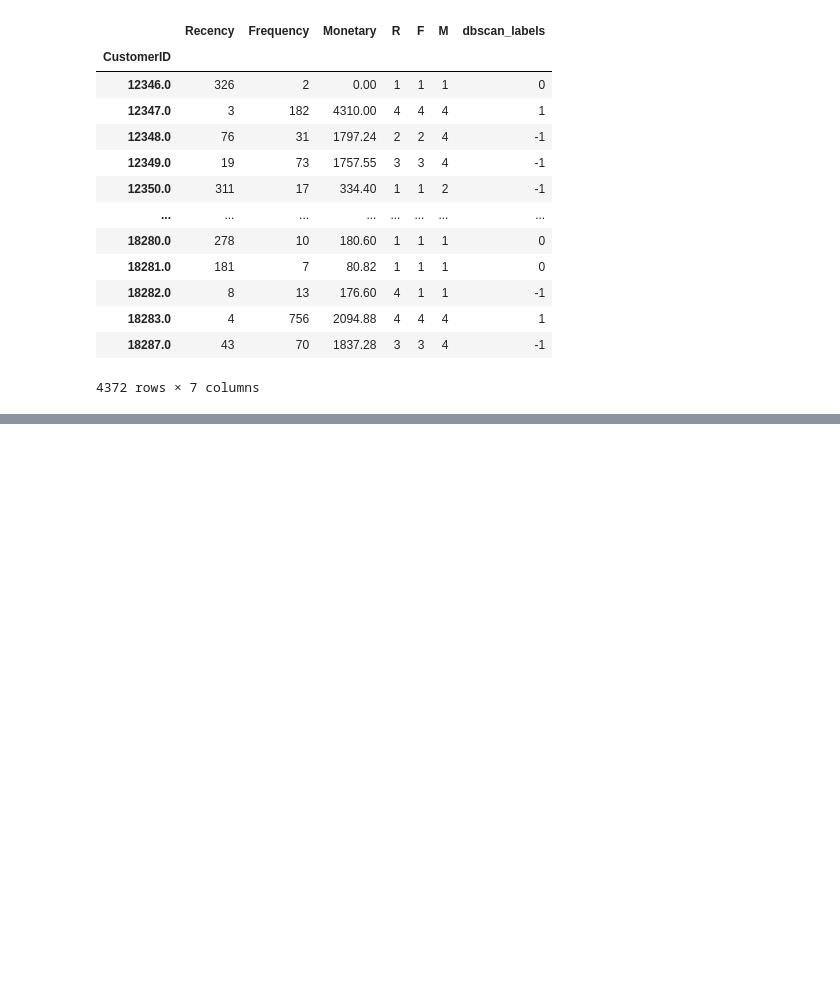
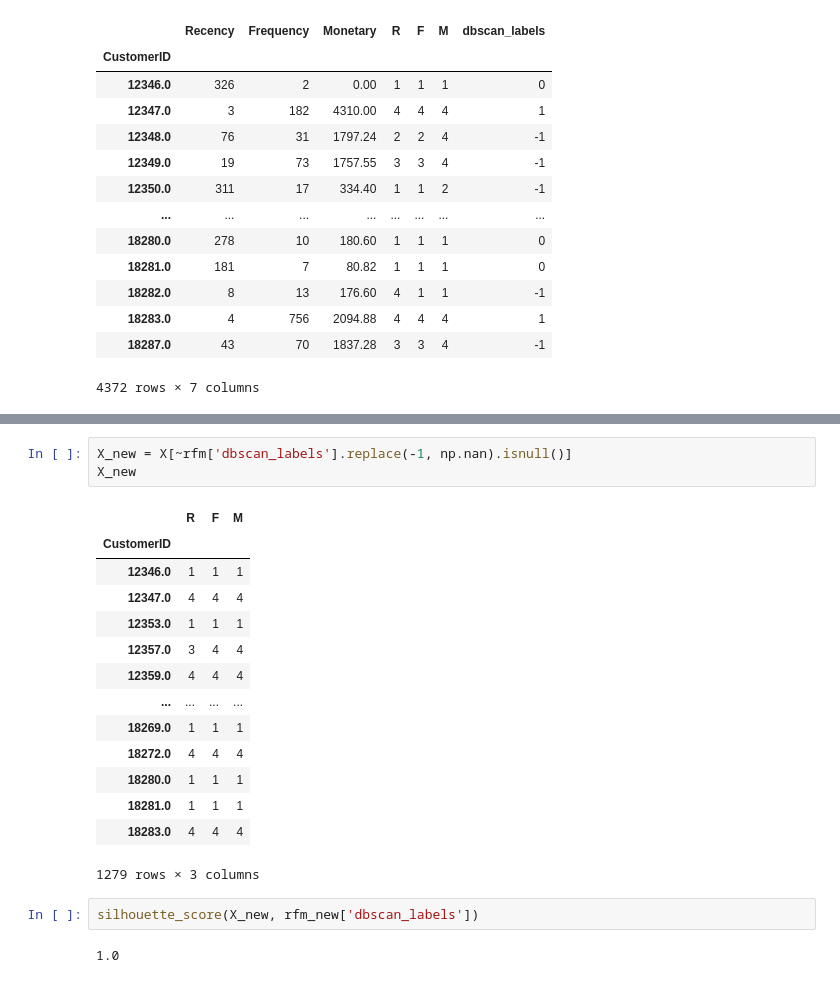
Before and after one commit to docroch/learning-data-science, a Jupyter notebook: modeling-evaluation/unsupervised-learning/clustering/dbscan/rfm-online-retail.ipynb, the cells around one changed output, grey strips where cells are left out. Cells and saved outputs as stored; diff of their text form; blank space fills up the shorter version.

```diff
--- a/modeling-evaluation/unsupervised-learning/clustering/dbscan/rfm-online-retail.ipynb
+++ b/modeling-evaluation/unsupervised-learning/clustering/dbscan/rfm-online-retail.ipynb
@@ -244,0 +263,22 @@ rfm
+# %%
+X_new = X[~rfm['dbscan_labels'].replace(-1, np.nan).isnull()]
+X_new
+# %% [output]
+|  | R | F | M |
+| CustomerID |  |  |  |
+| 12346.0 | 1 | 1 | 1 |
+| 12347.0 | 4 | 4 | 4 |
+| 12353.0 | 1 | 1 | 1 |
+| 12357.0 | 3 | 4 | 4 |
+| 12359.0 | 4 | 4 | 4 |
+| ... | ... | ... | ... |
+| 18269.0 | 1 | 1 | 1 |
+| 18272.0 | 4 | 4 | 4 |
+| 18280.0 | 1 | 1 | 1 |
+| 18281.0 | 1 | 1 | 1 |
+| 18283.0 | 4 | 4 | 4 |
+1279 rows × 3 columns
+# %%
+silhouette_score(X_new, rfm_new['dbscan_labels'])
+# %% [output]
+1.0
```
Also changed, not shown: parts of 1 cell of this notebook.
